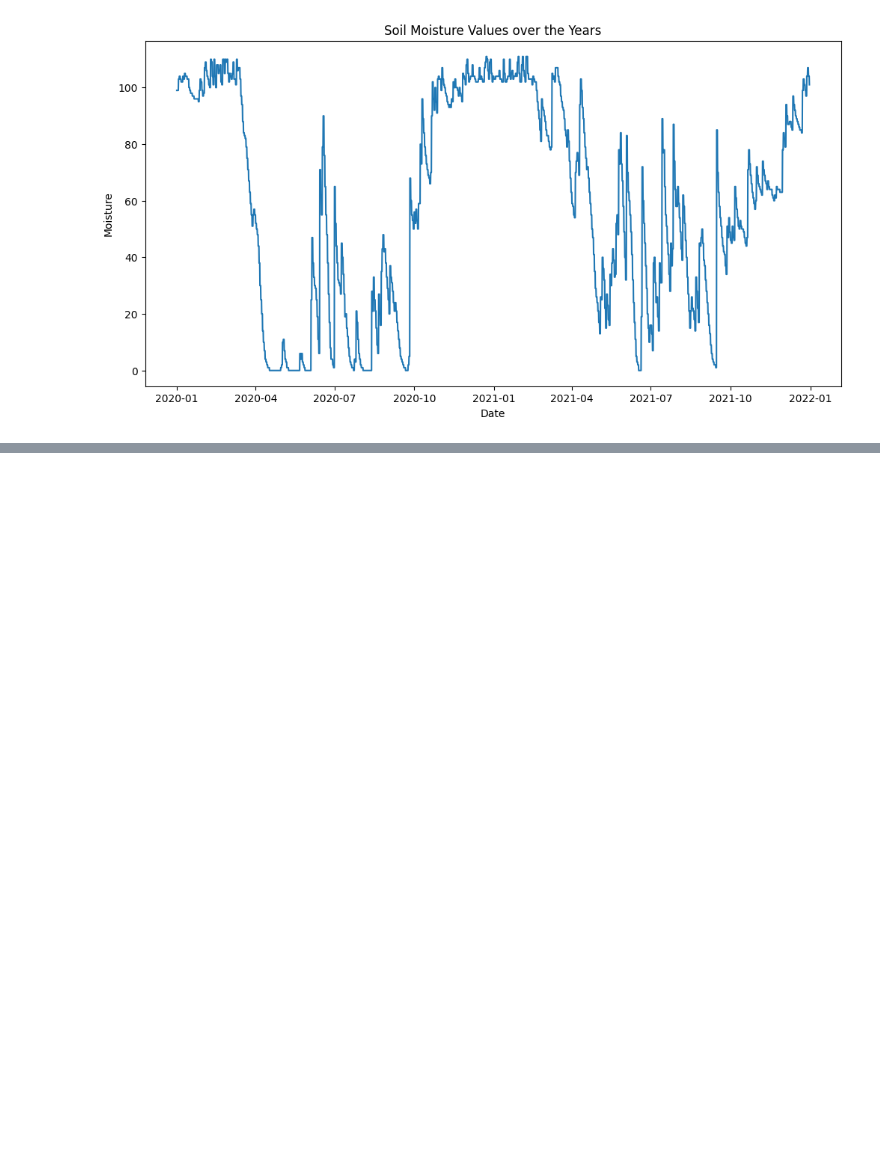
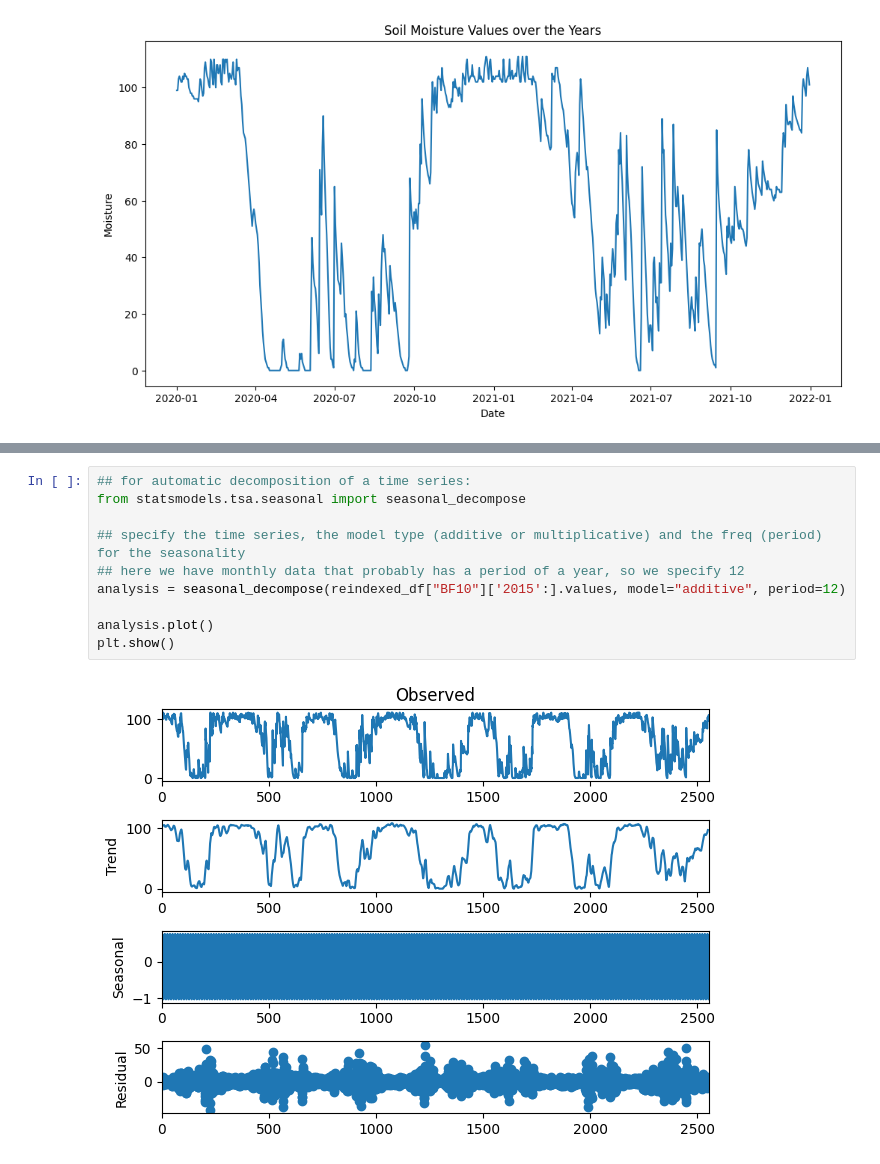
Before and after one commit to RompfRobert/Machine_Learning_and_Deep_Learning, a Jupyter notebook: Capstone-Project/rrompf_capstone.ipynb, the cells around one changed output, grey strips where cells are left out. Cells and saved outputs as stored; diff of their text form; blank space fills up the shorter version.

```diff
--- a/Capstone-Project/rrompf_capstone.ipynb
+++ b/Capstone-Project/rrompf_capstone.ipynb
@@ -213,2 +239,14 @@ plt.show()
+# %%
+## for automatic decomposition of a time series:
+from statsmodels.tsa.seasonal import seasonal_decompose
+
+## specify the time series, the model type (additive or multiplicative) and the freq (period) for the seasonality
+## here we have monthly data that probably has a period of a year, so we specify 12
+analysis = seasonal_decompose(reindexed_df["BF10"]['2015':].values, model="additive", period=12)
+
+analysis.plot()
+plt.show()
+# %% [output]
+[figure, added]
 # %%
 # Dropping columns we won't be using for the predictions of closing price
```
Also changed, not shown: parts of 16 cells of this notebook.
